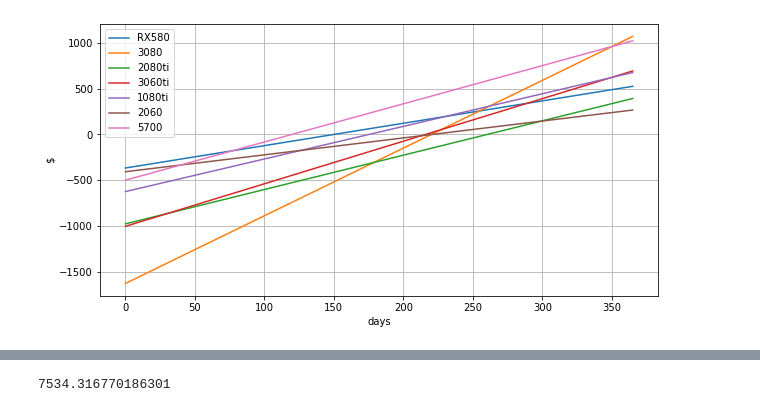
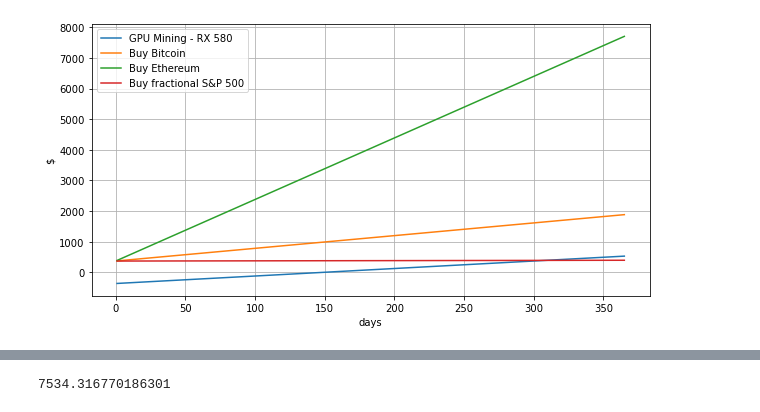
Before and after one commit to FardinAhsan146/GPU-mining-analysis, a Jupyter notebook: gpu_anal.ipynb, the cells around one changed output, grey strips where cells are left out. Drawn from its saved outputs; the diff is of its cells as text; code cells hidden in the pictures.

```diff
--- a/gpu_anal.ipynb
+++ b/gpu_anal.ipynb
@@ -18,61 +18,74 @@ aed = lambda x: x*3.68
 
 #GPU class
 class GPU:
-    def __init__(self, name: str,cost: float,daily_profit: float,fixed_cost: float,n: int):
+    def __init__(self, name: str,cost: float,daily_profit: float,fixed_cost: float,n: int,days: int,investment: bool):
         self.name = name
         self.cost = cost
         self.daily_profit = daily_profit
         self.fixed_cost = fixed_cost
         self.n = n
+        self.days = days
+        self.investment = investment
 
     def cashplot(self):
         if self.n != 1 or self.n != 0:
             self.cost = (self.cost*self.n)-(self.fixed_cost*(self.n-1))
             self.daily_profit = self.daily_profit*self.n
 
 
         cashsum_gpu = 0
-        gpu_profit = [self.daily_profit for i in range(1,366)]
-        gpu_cash = np.append([-self.cost],gpu_profit)
+        gpu_profit = [self.daily_profit for i in range(1,self.days)]
+        gpu_cash = np.append([self.cost+self.daily_profit],gpu_profit) if self.investment \
+        else np.append([-self.cost+self.daily_profit],gpu_profit)
 
         summed_list = []
         for v in gpu_cash:
             cashsum_gpu += v
             summed_list.append(cashsum_gpu)
 
         return summed_list
 
     def breakeven(self):
+        if self.investment:
+            return 0
         return self.cost//self.daily_profit
 
 
     def profit(self):
+        if self.investment:
+            return self.cashplot()[-1] - self.cost
         return self.cashplot()[-1]
 
+    def plot(self):
+        interval = range(1,self.days+1)
+        plt.rcParams['figure.figsize'] = [10, 5]
+        plt.plot(interval, self.cashplot(), label=self.name)
+        plt.ylabel('$')
+        plt.xlabel('days')
+        plt.legend()
+        plt.grid(True)
 
-#GPU list
-GPU_list = [
-GPU('RX580',usd(1350),2.45,usd(500),1),
-GPU('3080',usd(6000),7.41,usd(500),1),
-GPU('2080ti',usd(3600),3.76,usd(500),1),
-GPU('3060ti',usd(3700),4.66,usd(500),1),
-GPU('1080ti',usd(2300),3.57,usd(500),1),
-GPU('2060',usd(1500),1.85,usd(500),1),
-GPU('5700',usd(1840),4.18,usd(500),1)
+
+
+def daily(initial,percentage,n): #For passing investment to GPU class, returns daily return over n days.
+    dec = percentage/100
+    final = initial*(1+dec)
+    return (final - initial)/n
+
+#GPU list, for investment pass same days in GPU class and daily function.
+Inv_list = [
+GPU('GPU Mining - RX 580',usd(1350),2.45,0,1,365,False),
+GPU('Buy Bitcoin',usd(1350),daily(usd(1350),413,365),0,1,365,True),
+GPU('Buy Ethereum',usd(1350),daily(usd(1350),2000,365),0,1,365,True),
+GPU('Buy fractional S&P 500',usd(1350),daily(usd(1350),7,365),0,1,365,True)
 ]
 
+
 #plotting
-days = range(0,366)
-plt.rcParams['figure.figsize'] = [10, 5]
-for v in GPU_list:
-    plt.plot(days, v.cashplot(), label=v.name)
-plt.ylabel('$')
-plt.xlabel('days')
-plt.legend()
-plt.grid()
-plt.show()
+for v in Inv_list:
+    v.plot()
 # %% [output]
-[figure, old version]
+[figure, new version]
 # %%
 #Df
 
```
Also changed, not shown: parts of 3 cells of this notebook.
